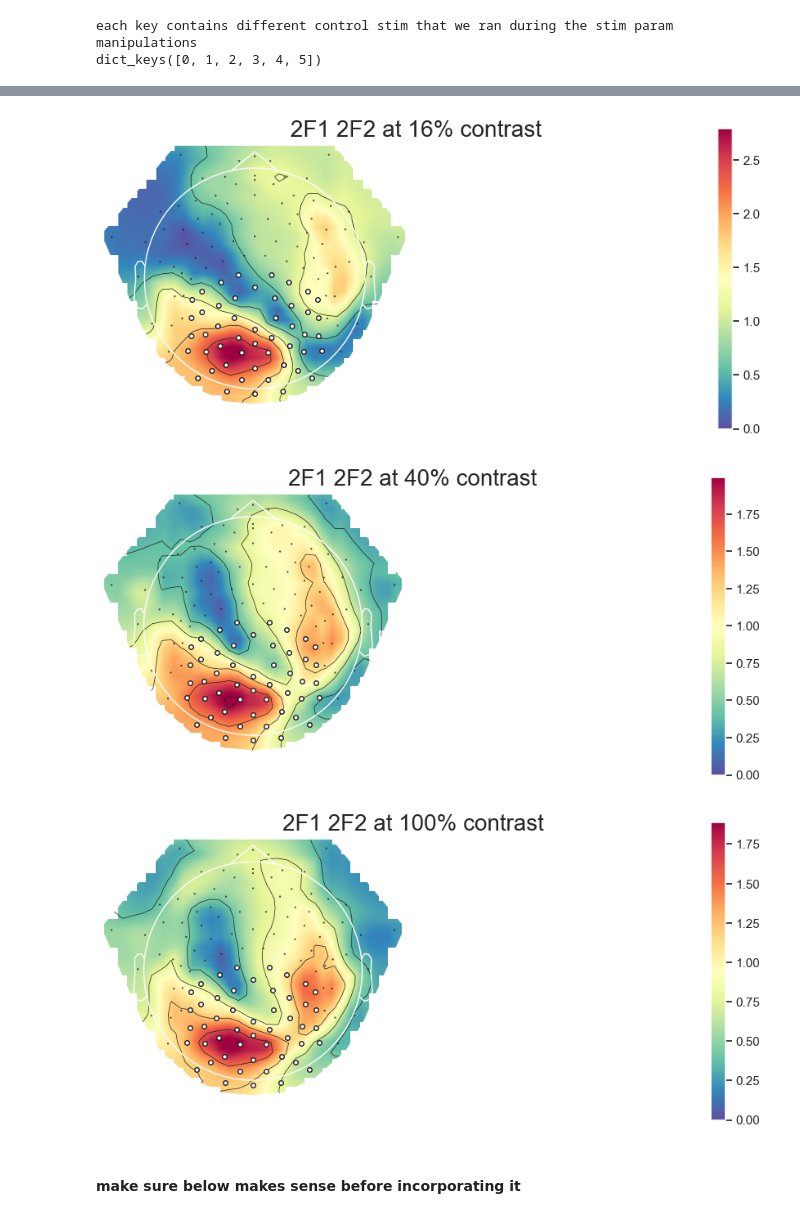
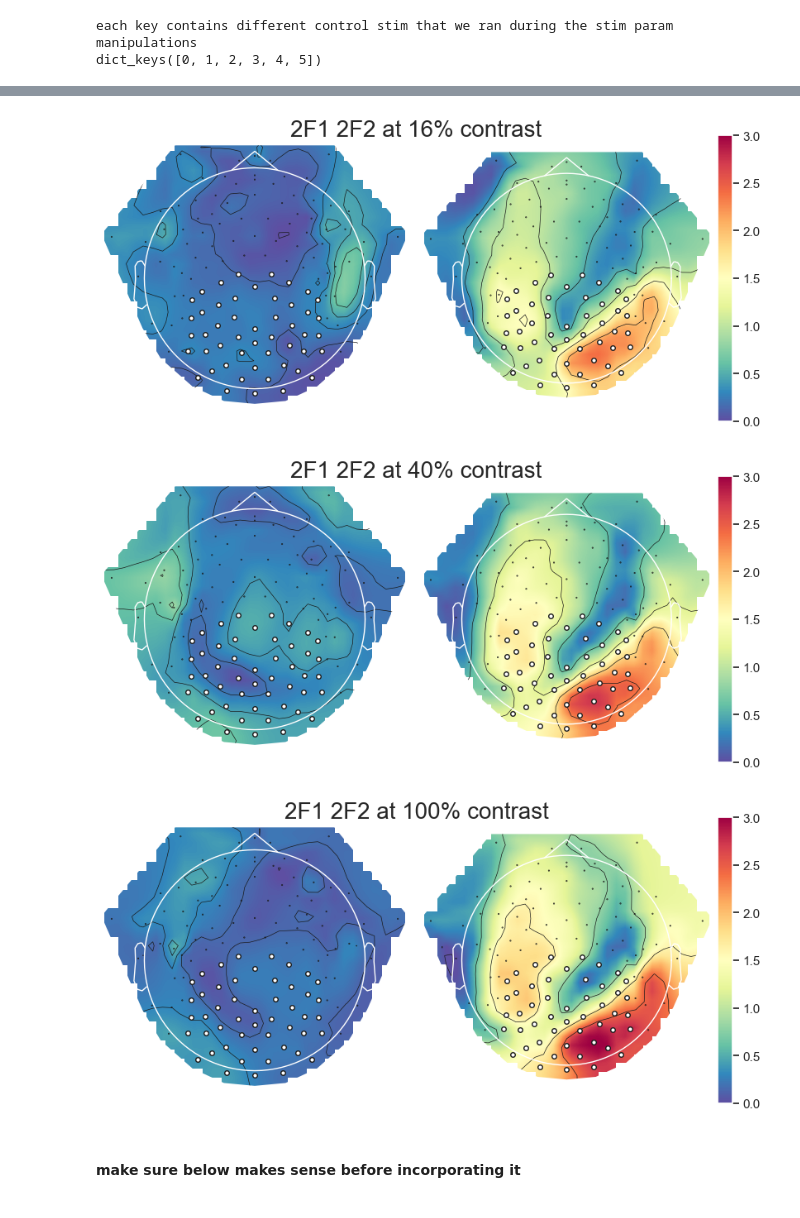
Before and after one commit to PatriciaNL/LTP_analysis, a Jupyter notebook: PythonScripts/ProcessingPipeline/StimMamipulationswTopos.ipynb, the cells around one changed output, grey strips where cells are left out. Saved outputs shown, nothing was run; the diff lists cells and outputs as text; code cells hidden in the pictures.

```diff
--- a/PythonScripts/ProcessingPipeline/StimMamipulationswTopos.ipynb
+++ b/PythonScripts/ProcessingPipeline/StimMamipulationswTopos.ipynb
@@ -148,4 +122,0 @@ print(bc_inds)
-# %%
-sortMe = {}
-for bc in range(8):
-    sortMe[bc] = z[bc_inds[bc]:bc_inds[bc]+7,:,:,:]
@@ -158,0 +123,25 @@ for cs in range(8):
+# %%
+x = FreqDataPerCo[5]
+y = x[:,:,1:] # remove avg trial activity
+splitInd = int(np.shape(y)[0] / 2)
+# freq inds x real/imaginary x allchans x trials
+z = np.reshape(y,newshape = (splitInd,2,128,12),order = 'A')
+binCuts = int(56/7)
+bc_inds = np.arange(0,56,7)
+print(bc_inds)
+print(z.shape)
+
+DataOut = {} # index based on 7 numbins total
+# for bc in range(7):
+for bc in range(len(bc_inds)):
+    start = bc_inds[bc]
+    endInd = start + 7
+    # 8 keys per 2 4 6 8 F1, F2
+    DataOut[bc] = z[start:endInd,:,:,:] # binx x ri x ch x trials
+# remove prelude!
+CleanSignal = {}
+for cs in range(8):
+    preludeInc = DataOut[cs] # import 1 data array, remove prelude bin
+    temp = preludeInc[1:,:,:,:]
+    CleanSignal[cs] = temp
+# print(f'Num Keys 2468 F1/F2: {CleanSignal.keys()}')
@@ -195,12 +167,20 @@ for i in range(128):
 # %%
 for bin in range(6):
-    tIn_F1 = fillMe[bin,:]
-    tIn_F2 = fillMe[bin,:]
+    tIn_F1 = BinChanActs[0][bin,:]
+    tIn_F2 = BinChanActs[4][bin,:]
+    # findLims = np.vstack((tIn_F1,tIn_F2))
+    # print(findLims.shape)
+    # t_max = np.max(findLims)
+    # t_min = np.min(findLims)
+    # print(t_min,t_max)
+    v_max = 3
+    v_min = 0
+
     fig, axes = init_TopoTemplate(f'2F1 2F2 at {cll[bin]} contrast')
     # left side plot
-    im,_ = plot_topomap(tIn_F1, info,mask = ocm, axes = axes[0], show =False,extrapolate = 'local',cmap = 'Spectral_r', res = 32, contours =4,sphere=(0.0,0.0,0.0,0.09),outlines = 'head')
+    im,_ = plot_topomap(tIn_F1, info,mask = ocm,vlim=[v_min,v_max], axes = axes[0], show =False,extrapolate = 'local',cmap = 'Spectral_r', res = 32, contours =4,sphere=(0.0,0.0,0.0,0.09),outlines = 'head')
     # middle  plot
-    #im,_ = plot_topomap(tIn_F2, info,mask = ocm, axes = axes[1],show =False,extrapolate = 'local',cmap = 'Spectral_r', res = 32, contours =4,sphere=(0.0,0.0,0.0,0.09),outlines = 'head')
+    im,_ = plot_topomap(tIn_F2, info,mask = ocm,vlim=[v_min,v_max], axes = axes[1],show =False,extrapolate = 'local',cmap = 'Spectral_r', res = 32, contours =4,sphere=(0.0,0.0,0.0,0.09),outlines = 'head')
 
     divider = make_axes_locatable(axes[1])
     cax = divider.append_axes('right', size='5%', pad=0.1)
@@ -212,6 +192,6 @@ for bin in range(6):
-[figure, old version]
+[figure, new version]
-[figure, old version]
+[figure, new version]
-[figure, old version]
+[figure, new version]
 # %% [markdown]
 #### make sure below makes sense before incorporating it
 # %%
```
Also changed, not shown: parts of 6 cells of this notebook, 2 other files.
